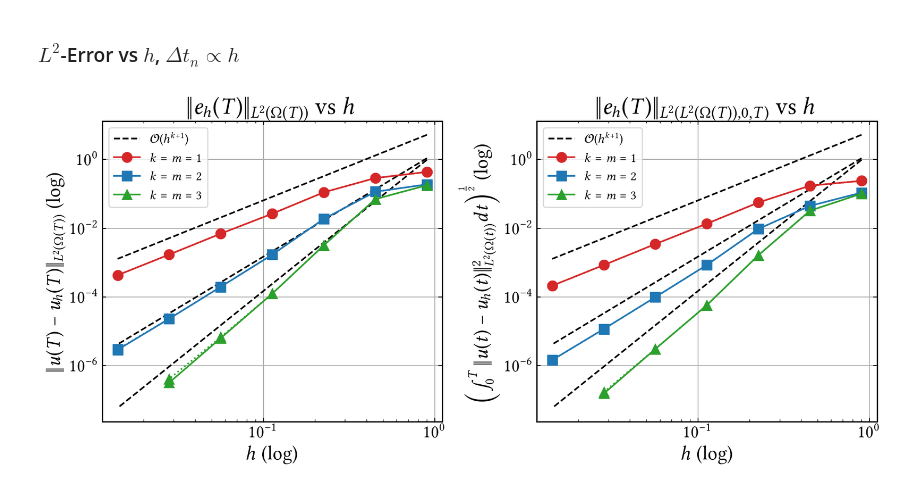
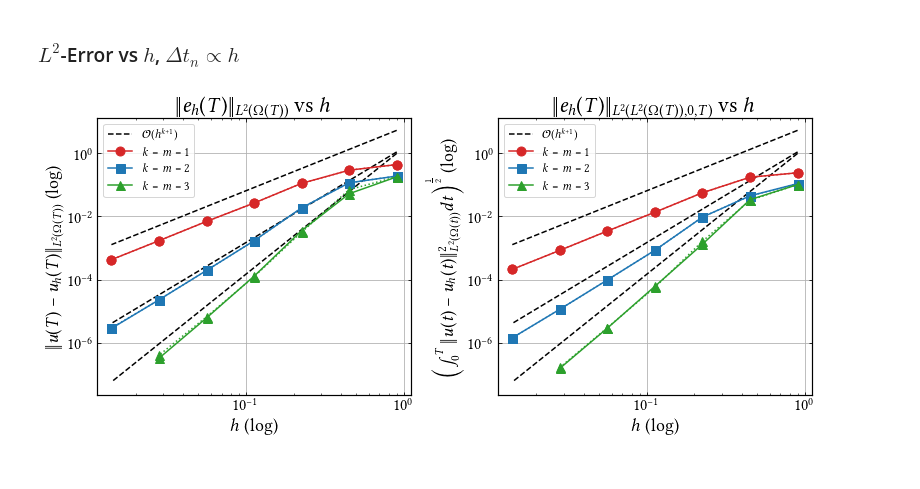
Before and after one commit to CutFEM/CutFEM-Library, a Jupyter notebook: notebook/convection_diffusion/N-sphere.ipynb, the cells around one changed output. Cells and saved outputs as stored; diff of their text form; code cells hidden in the pictures.

```diff
--- a/notebook/convection_diffusion/N-sphere.ipynb
+++ b/notebook/convection_diffusion/N-sphere.ipynb
@@ -96,10 +96,18 @@ error_conservative_P3P3_fullstab_T = [0.10193, 0.0324531, 0.00164659, 5.80023e-0
 error_conservative_P3P3_fullstab = [0.179127333041205, 0.07053136455529413, 0.003191179321871954, 0.0001254136578807295, 8.382670107117773e-06, 1.495845279993525e-06]
 error_conservative_P3P3_fullstab_T = [0.1019302761543279, 0.03245310744034126, 0.001646591228800438, 5.800232499907066e-05, 3.106883564584576e-06, 3.37947411760855e-07]
 
-# running N = 9 in space and time and SUPG stabilization
-error_conservative_P3P3_fullstab = ### mac
-error_conservative_P3P3_fullstab_T = ### mac
+# running N = 9 in space and time and SUPG stabilization 0.1*h^4/D
+# error_conservative_P3P3_fullstab = ### mac
+# error_conservative_P3P3_fullstab_T = ### mac
 
+### running with N=20 in time, N=9 in space, P2quad and tau=0.05
+error_conservative_P3P3_fullstab = [0.1780958513119261, 0.05225739632080715, 0.003564210901302134, 0.0001292396833578107, 6.207150108922914e-06, 3.892211241714399e-07]
+error_conservative_P3P3_fullstab_T = [0.1015235102908024, 0.03404437728122361, 0.001332101374960156, 6.212710484585288e-05, 2.964744352592603e-06, 1.591631431287138e-07]
+active_mesh = [2, 6, 23, 80, 291, 1068]
+
+# classical with same mesh as above (same as in Lehrenfelds paper) and with N=9 space & time, P2quad
+error_classical_P3P3_fullstab = [0.178325528217856, 0.05229872840897468, 0.003564189247300313, 0.0001292324015907654, 6.19993935760981e-06, 3.303333643934042e-07]
+error_classical_P3P3_fullstab_T = [0.1015171229457153, 0.03404335462275743, 0.001332102383047849, 6.212872805788408e-05, 2.961929990613256e-06, 1.583174498132536e-07]
 
 # rerunning with beta exact
 #error_conservative_P3P3_fullstab = ### terminal was killed but it was exactly like the above
@@ -144,14 +152,18 @@ error_conservative_P3P3_fullstab_T = [0.10193, 0.0324531, 0.00164661, 5.79214e-0
 
 ### try stabilizing in itq=0
 
+### exact Neumann condition, N=9 in space and time
+# error_conservative_P3P3_fullstab = [0.1781201141030459, 0.05226421178156902, 0.003564331817726098, 0.0001290447403406007, 9.68056240029167e-06, 2.704863654452539e-06]
+# error_conservative_P3P3_fullstab_T = [0.1015221914312615, 0.03404425715205159, 0.001332074738793409, 6.213144173526279e-05, 3.055058107586987e-06, 2.648193430778231e-07]
+
 
 
 active_mesh = [2, 9, 20, 78, 282, 1073]
 
 
 
-error_classical_P3P3_fullstab = [0.178952, 0.0705313, 0.00319115, 0.000124745, 6.3232e-06, 3.18756e-07]
-error_classical_P3P3_fullstab_T = [0.10192, 0.0324531, 0.00164659, 5.79062e-05, 3.05755e-06, 1.53552e-07]
+# error_classical_P3P3_fullstab = [0.178952, 0.0705313, 0.00319115, 0.000124745, 6.3232e-06, 3.18756e-07]
+# error_classical_P3P3_fullstab_T = [0.10192, 0.0324531, 0.00164659, 5.79062e-05, 3.05755e-06, 1.53552e-07]
 
 
 h = [0.9, 0.45, 0.225, 0.1125, 0.05625, 0.028125, 0.0140625]
@@ -179,31 +191,31 @@ ax1.loglog(h[:6], error_classical_P3P3_fullstab, label= r"$k=m=3$", marker='^',
 #ax1.set_yticks([1e-8, 1e-6, 1e-4, 1e-2, 1e0])
 ax1.set_xlabel(r"$h$ (log)")
 ax1.tick_params(axis='both', which='major')
 ax1.set_ylabel(r"$\|u(T)-u_h(T)\|_{L^2(\Omega(T))}$ (log)")
 ax1.set_title(r"$\|e_h(T)\|_{L^2(\Omega(T))}$ vs $h$")
 ax1.legend()
 ax1.grid()
 
 ax2.loglog(h, 6.5*np.power(h, 2), linestyle="--", color="black")
 ax2.loglog(h, 1.5*np.power(h, 3), linestyle="--", color="black")
 ax2.loglog(h, 1.5*np.power(h, 4),label=r"$\mathcal{O}(h^{k+1})$", linestyle="--", color="black")
 
 ax2.loglog(h, error_conservative_P1P1_fullstab_T, marker='o', markersize=9, linestyle=":", color="C3")
 ax2.loglog(h, error_classical_P1P1_fullstab_T, label= r"$k=m=1$", marker='o', markersize=9, linestyle="-", color="C3")
 
 ax2.loglog(h, error_conservative_P2P2_fullstab_T, marker='s', markersize=9, linestyle=":", color="C0")
 ax2.loglog(h, error_classical_P2P2_fullstab_T, label= r"$k=m=2$", marker='s', markersize=9, linestyle="-", color="C0")
 
 ax2.loglog(h[:6], error_conservative_P3P3_fullstab_T, marker='^', markersize=9, linestyle=":", color="C2")
 ax2.loglog(h[:6], error_classical_P3P3_fullstab_T, label= r"$k=m=3$", marker='^', markersize=9, linestyle="-", color="C2")
 
 ax2.set_xlabel(r"$h$ (log)")
 ax2.tick_params(axis='both', which='major')
 ax2.set_ylabel(r"\Big($\int_0^T\|u(t)-u_h(t)\|^2_{L^2(\Omega(t))}dt\Big)^{\frac{1}{2}}$ (log)")
 ax2.set_title(r"$\|e_h(T)\|_{L^2(L^2(\Omega(T)), 0, T)}$ vs $h$")
 ax2.legend()
 ax2.grid()
 fig.tight_layout()
 plt.show()
 # %% [output]
-[figure, old version]
+[figure, new version]
```
Also changed, not shown: parts of 2 cells of this notebook, 1 other file.
